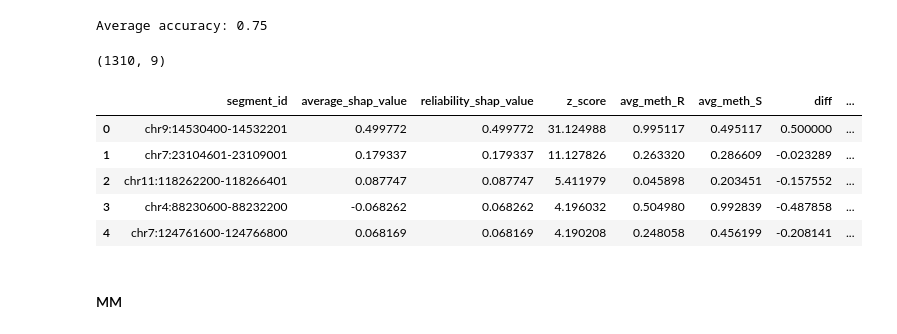
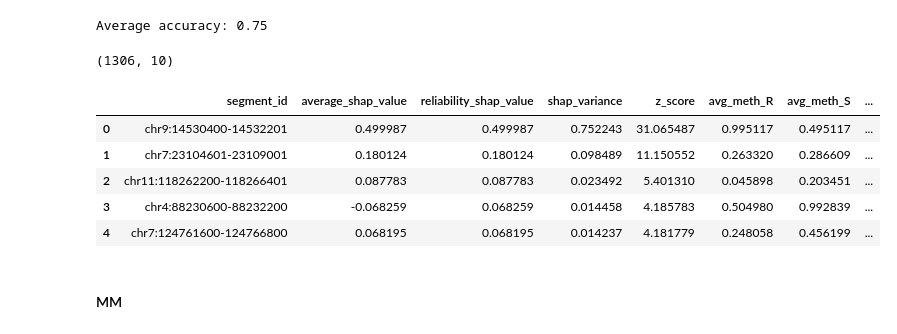
Before and after one commit to Lucmeister55/lvisser, a Jupyter notebook: segment_pm.ipynb, the cells around one changed output. Saved outputs shown, nothing was run; the diff lists cells and outputs as text; code cells hidden in the pictures.

```diff
--- a/segment_pm.ipynb
+++ b/segment_pm.ipynb
@@ -651,17 +690,17 @@ shap_promotors_nb1_df_annot.to_csv("/data/lvisser/shap/shap_promotors_nb1_df_ann
 # %% [output]
 Average accuracy: 0.75
 # %%
-shape_promotors_nb1_df = pd.read_csv("/data/lvisser/shap/shap_promotors_nb1_df_annot.csv")
+shap_promotors_nb1_df = pd.read_csv("/data/lvisser/shap/shap_promotors_nb1_df_annot.csv")
 print(shap_promotors_nb1_df_annot.shape)
 shap_promotors_nb1_df_annot.head()
 # %% [output]
-(1310, 9)
+(1306, 10)
-|  | segment_id | average_shap_value | reliability_shap_value | z_score | avg_meth_R | avg_meth_S | diff | ... |
-| 0 | chr9:14530400-14532201 | 0.499772 | 0.499772 | 31.124988 | 0.995117 | 0.495117 | 0.500000 | ... |
-| 1 | chr7:23104601-23109001 | 0.179337 | 0.179337 | 11.127826 | 0.263320 | 0.286609 | -0.023289 | ... |
-| 2 | chr11:118262200-118266401 | 0.087747 | 0.087747 | 5.411979 | 0.045898 | 0.203451 | -0.157552 | ... |
-| 3 | chr4:88230600-88232200 | -0.068262 | 0.068262 | 4.196032 | 0.504980 | 0.992839 | -0.487858 | ... |
-| 4 | chr7:124761600-124766800 | 0.068169 | 0.068169 | 4.190208 | 0.248058 | 0.456199 | -0.208141 | ... |
+|  | segment_id | average_shap_value | reliability_shap_value | shap_variance | z_score | avg_meth_R | avg_meth_S | ... |
+| 0 | chr9:14530400-14532201 | 0.499987 | 0.499987 | 0.752243 | 31.065487 | 0.995117 | 0.495117 | ... |
+| 1 | chr7:23104601-23109001 | 0.180124 | 0.180124 | 0.098489 | 11.150552 | 0.263320 | 0.286609 | ... |
+| 2 | chr11:118262200-118266401 | 0.087783 | 0.087783 | 0.023492 | 5.401310 | 0.045898 | 0.203451 | ... |
+| 3 | chr4:88230600-88232200 | -0.068259 | 0.068259 | 0.014458 | 4.185783 | 0.504980 | 0.992839 | ... |
+| 4 | chr7:124761600-124766800 | 0.068195 | 0.068195 | 0.014237 | 4.181779 | 0.248058 | 0.456199 | ... |
 # %% [markdown]
 #### MM
 # %%
```
Also changed, not shown: parts of 22 cells of this notebook, 15 other files.
